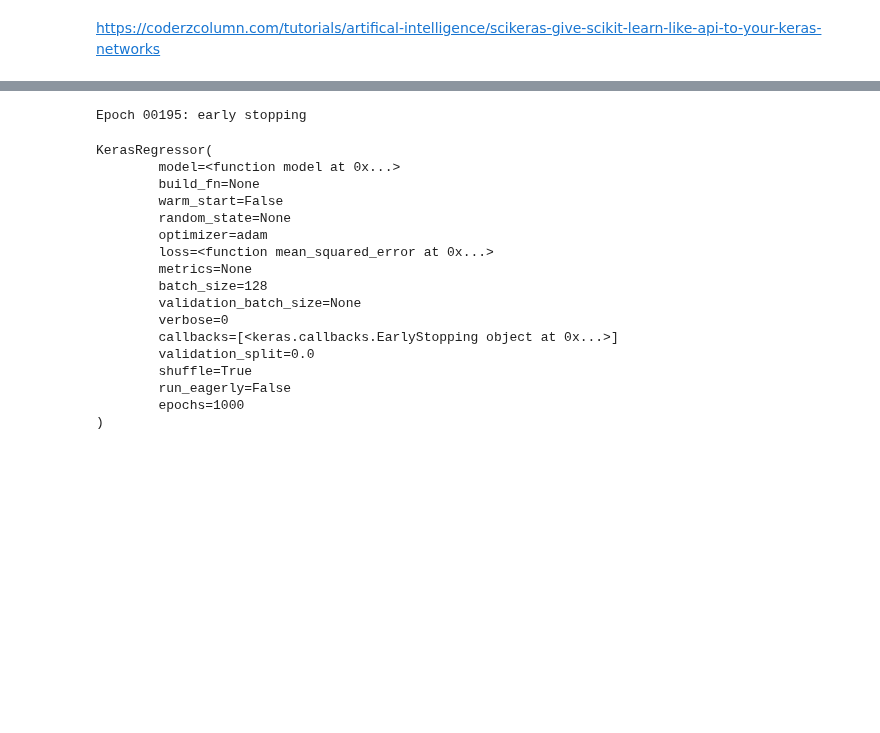
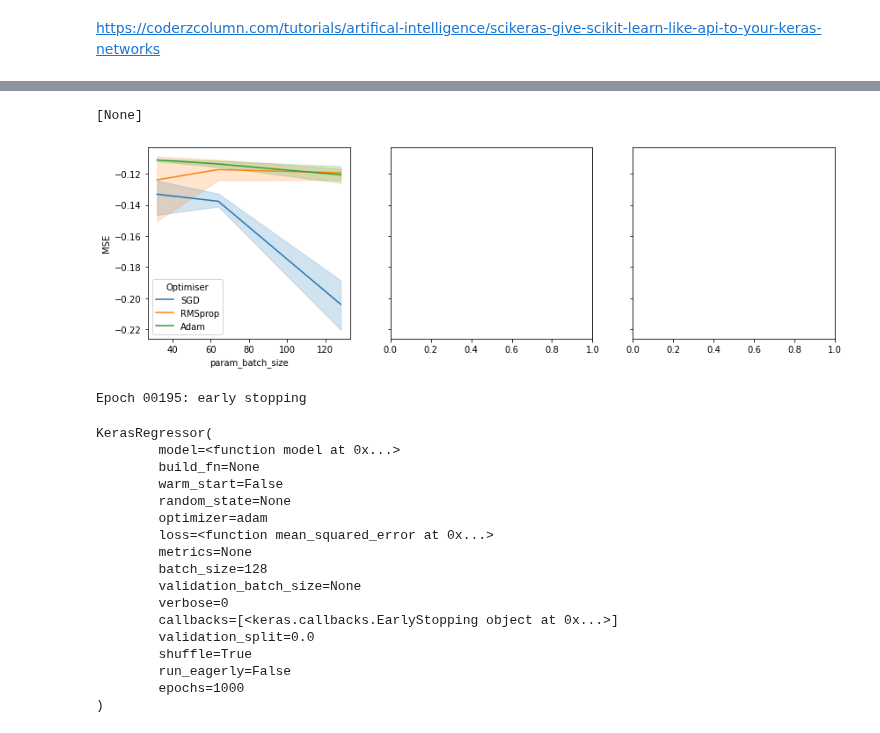
Before and after one commit to StephenTGibson/COMP527-colabNotebooks, a Jupyter notebook: COMP534-AppliedArtificialIntelligence/COMP534-CA2.ipynb, the cells around one changed output, grey strips where cells are left out. Saved outputs shown, nothing was run; the diff lists cells and outputs as text; code cells hidden in the pictures; blank space fills up the shorter version.

```diff
--- a/COMP534-AppliedArtificialIntelligence/COMP534-CA2.ipynb
+++ b/COMP534-AppliedArtificialIntelligence/COMP534-CA2.ipynb
@@ -198,15 +262,9 @@ from tensorflow.keras.optimizers import Adam
 # %%
 searchSpace = {
     'optimizer':[SGD, RMSprop, Adam],
-    #'optimizer__learning_rate': [0.001, 0.01, 0.1],
-    'batch_size':[32, 64, 128],
+    'optimizer__learning_rate': [0.001, 0.01, 0.1],
+    'batch_size':[16, 32, 64, 128],
 }
-
-
-# params = {
-#     "batch_size": [8,16],
-#     "optimizer": ["adam", "sgd"],
-#     "optimizer__learning_rate": [0.001, 0.01, 0.1],
 # %%
 #aModel = model()
 es = EarlyStopping(monitor='loss', mode='min', verbose=0, patience=5)
@@ -249,3 +313,26 @@ results
+# %%
+resultsLong = pd.melt(results,
+                        id_vars=['param_batch_size', 'param_optimizer'],
+                        var_name='splitNumber',
+                        value_name='MSE',
+                        value_vars=['split0_test_score', 'split1_test_score', 'split2_test_score'])
+
+resultsLong['Optimiser'] = resultsLong['param_optimizer'].apply(lambda x: x.__name__)
+# %%
+fig, axs = plt.subplots(1, 3, figsize=(14,4), sharey=True)
+
+sns.lineplot(ax=axs[0],
+             data=resultsLong,
+             x='param_batch_size',
+             y='MSE',
+             hue='Optimiser',
+             #y
+            )
+
+ax.set(xscale="log")#, yscale="log")
+# %% [output]
+[None]
+[figure, added]
 # %%
 estimator.fit(X_train,y_train)
 # %% [output]
```
Also changed, not shown: parts of 30 cells of this notebook.
